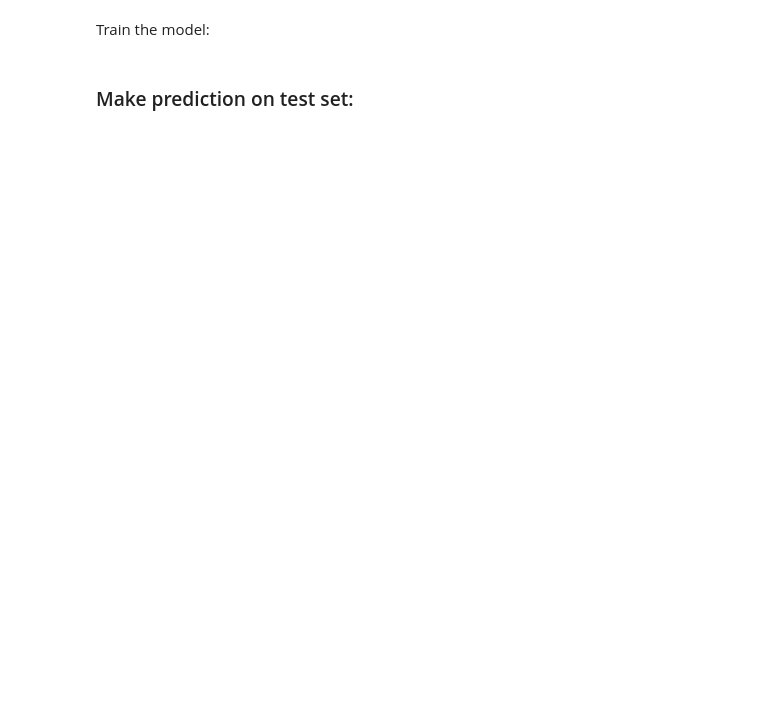
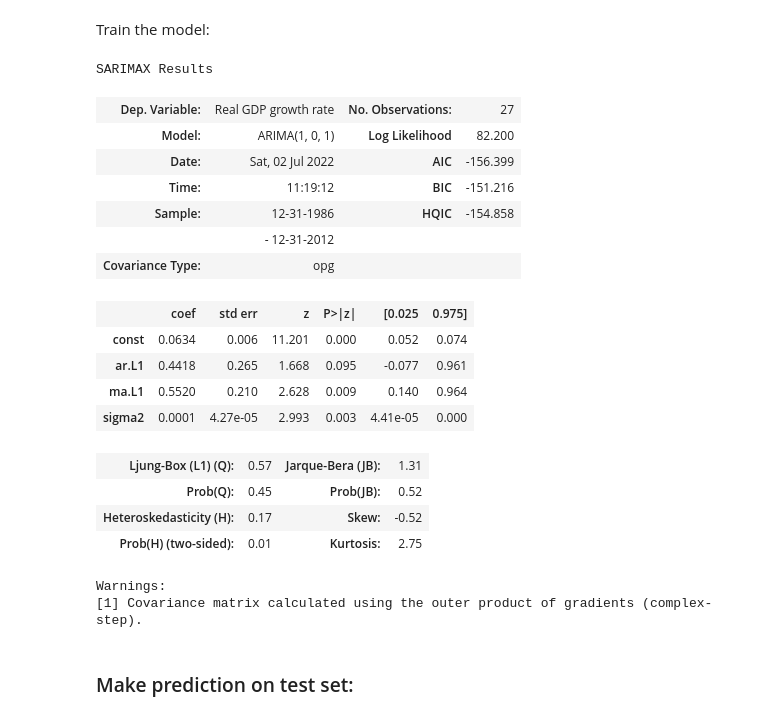
Before and after one commit to NTPhong71/Predict-GDP-growth-rate-of-Vietnam, a Jupyter notebook: Predicting.ipynb, the cells around one changed output. Drawn from its saved outputs; the diff is of its cells as text; code cells hidden in the pictures; blank space fills up the shorter version.

```diff
--- a/Predicting.ipynb
+++ b/Predicting.ipynb
@@ -97,9 +150,29 @@ print(Data_train.shape, Data_test.shape)
 # %% [markdown]
 Train the model:
 # %%
-model = ARIMA(Data_train['Real GDP growth rate'], order = (1,0,0))
+model = ARIMA(Data_train['Real GDP growth rate'], order = (1,0,1))
 model = model.fit()
 model.summary()
+# %% [output]
+SARIMAX Results
+| Dep. Variable: | Real GDP growth rate | No. Observations: | 27 |
+| Model: | ARIMA(1, 0, 1) | Log Likelihood | 82.200 |
+| Date: | Sat, 02 Jul 2022 | AIC | -156.399 |
+| Time: | 11:19:12 | BIC | -151.216 |
+| Sample: | 12-31-1986 | HQIC | -154.858 |
+|  | - 12-31-2012 |  |  |
+| Covariance Type: | opg |  |  |
+|  | coef | std err | z | P>|z| | [0.025 | 0.975] |
+| const | 0.0634 | 0.006 | 11.201 | 0.000 | 0.052 | 0.074 |
+| ar.L1 | 0.4418 | 0.265 | 1.668 | 0.095 | -0.077 | 0.961 |
+| ma.L1 | 0.5520 | 0.210 | 2.628 | 0.009 | 0.140 | 0.964 |
+| sigma2 | 0.0001 | 4.27e-05 | 2.993 | 0.003 | 4.41e-05 | 0.000 |
+| Ljung-Box (L1) (Q): | 0.57 | Jarque-Bera (JB): | 1.31 |
+| Prob(Q): | 0.45 | Prob(JB): | 0.52 |
+| Heteroskedasticity (H): | 0.17 | Skew: | -0.52 |
+| Prob(H) (two-sided): | 0.01 | Kurtosis: | 2.75 |
+Warnings:
+[1] Covariance matrix calculated using the outer product of gradients (complex-step).
 # %% [markdown]
 ### Make prediction on test set:
 # %%
```
Also changed, not shown: parts of 32 cells of this notebook.
